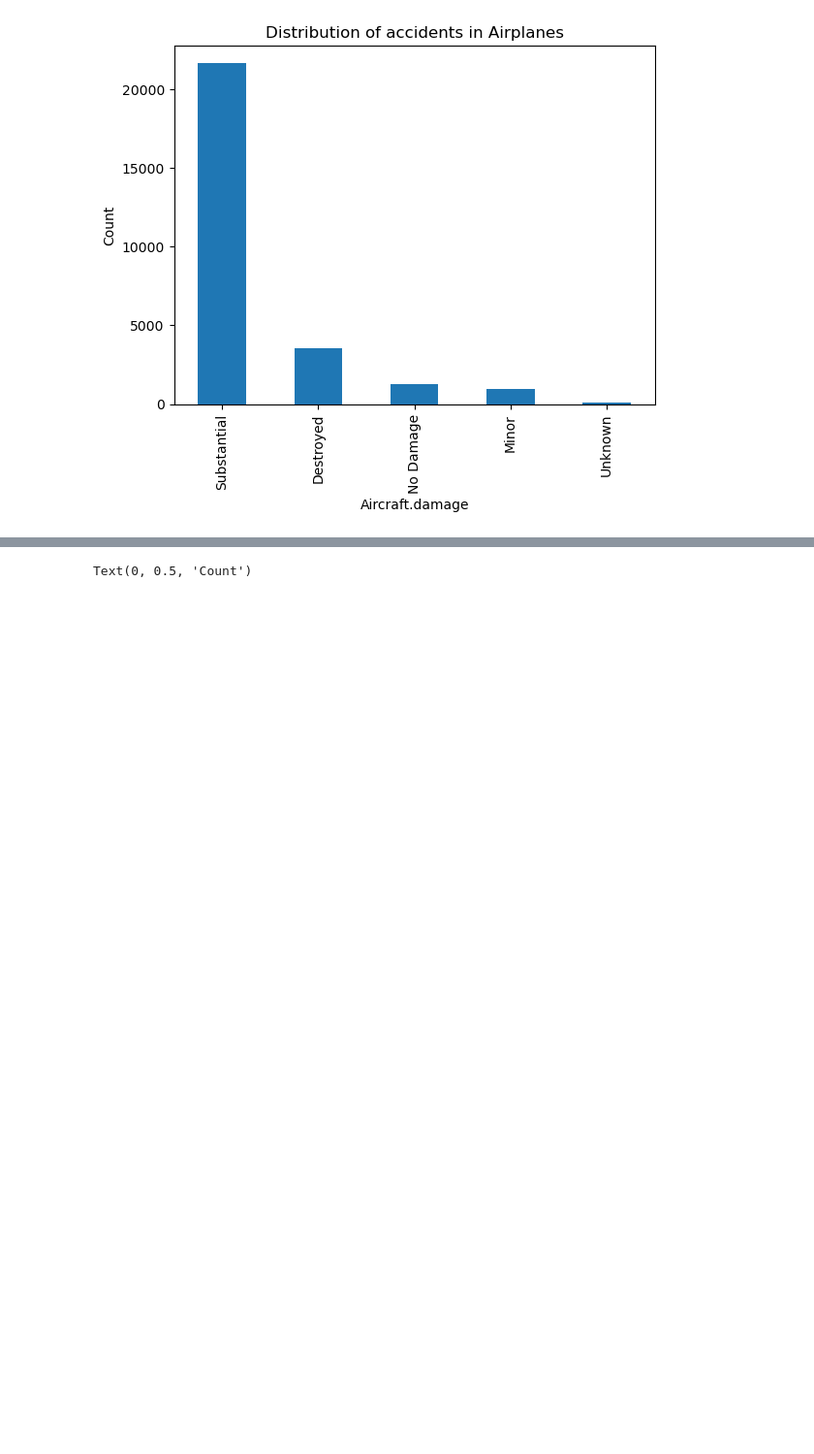
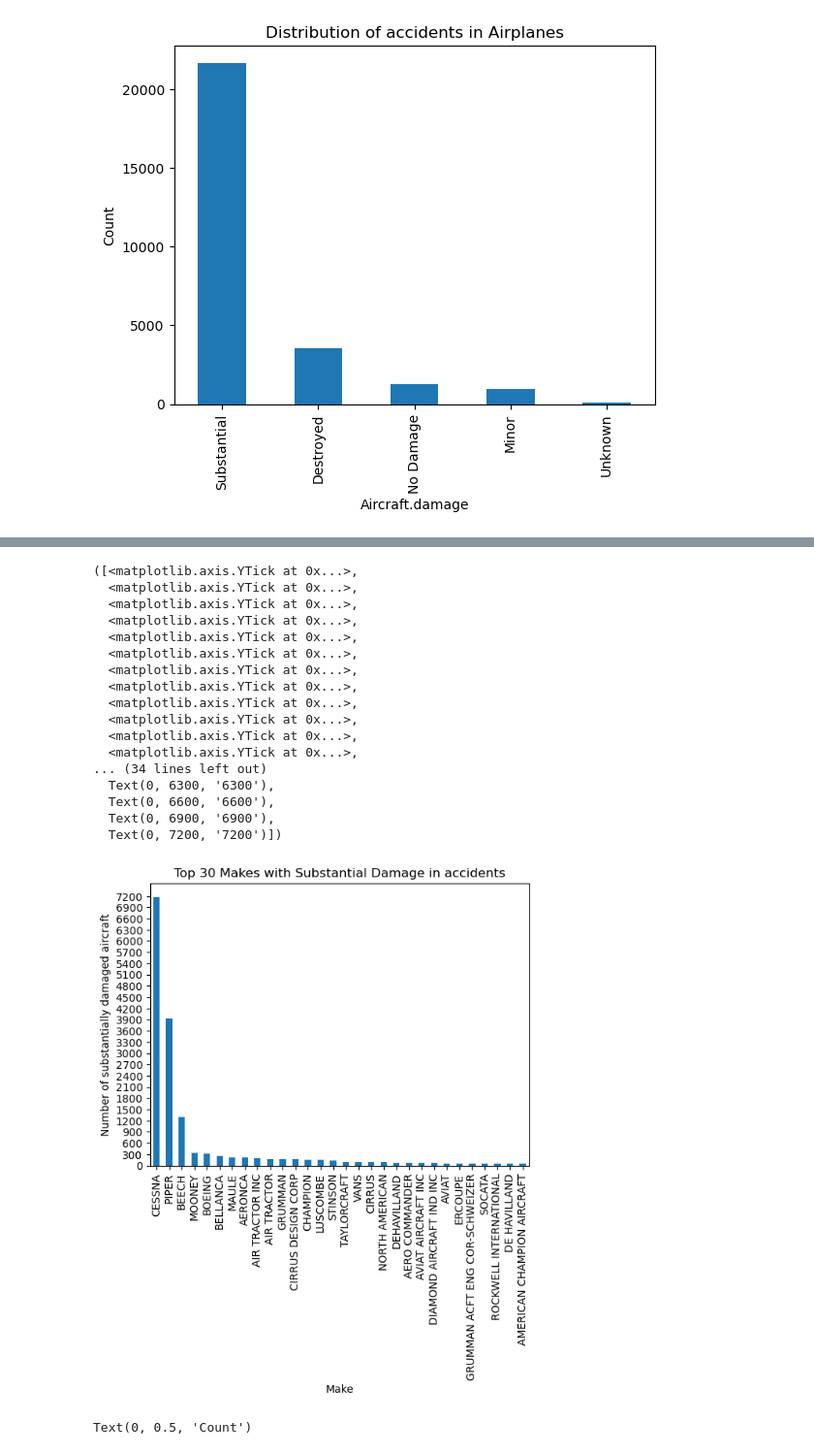
Before and after one commit to kdizz/dsc-phase-1-project-v3, a Jupyter notebook: Daniel Ogando Project.ipynb, the cells around one changed output, grey strips where cells are left out. Shown at 97% size. Saved outputs shown, nothing was run; the diff lists cells and outputs as text; code cells hidden in the pictures; blank space fills up the shorter version.

```diff
--- a/Daniel Ogando Project.ipynb
+++ b/Daniel Ogando Project.ipynb
@@ -448,0 +496,4 @@ Text(0, 0.5, 'Count')
+# %%
+df_sbstantial_planes = df_airplane[df_airplane['Aircraft.damage']=='Substantial']
+# %%
+top_30_substantial = df_sbstantial_planes['Make'].value_counts().head(30)
@@ -449,3 +520,27 @@ Text(0, 0.5, 'Count')
+# %%
+top_30_substantial.plot(kind='bar')
+plt.title('Top 30 Makes with Substantial Damage in accidents')
+plt.ylabel('Number of substantially damaged aircraft')
+plt.yticks(range(0, top_30_substantial.max()+300, 300))
+# %% [output]
+([<matplotlib.axis.YTick at 0x...>,
+  <matplotlib.axis.YTick at 0x...>,
+  <matplotlib.axis.YTick at 0x...>,
+  <matplotlib.axis.YTick at 0x...>,
+  <matplotlib.axis.YTick at 0x...>,
+  <matplotlib.axis.YTick at 0x...>,
+  <matplotlib.axis.YTick at 0x...>,
+  <matplotlib.axis.YTick at 0x...>,
+  <matplotlib.axis.YTick at 0x...>,
+  <matplotlib.axis.YTick at 0x...>,
+  <matplotlib.axis.YTick at 0x...>,
+  <matplotlib.axis.YTick at 0x...>,
+... (34 lines left out)
+  Text(0, 6300, '6300'),
+  Text(0, 6600, '6600'),
+  Text(0, 6900, '6900'),
+  Text(0, 7200, '7200')])
+[figure, added]
 # %%
 df_helicopter['Aircraft.damage'].value_counts().plot(kind='bar')
 plt.title('Distribution of accidents in Helicopters')
```
Also changed, not shown: parts of 21 cells of this notebook, 2 other files.
